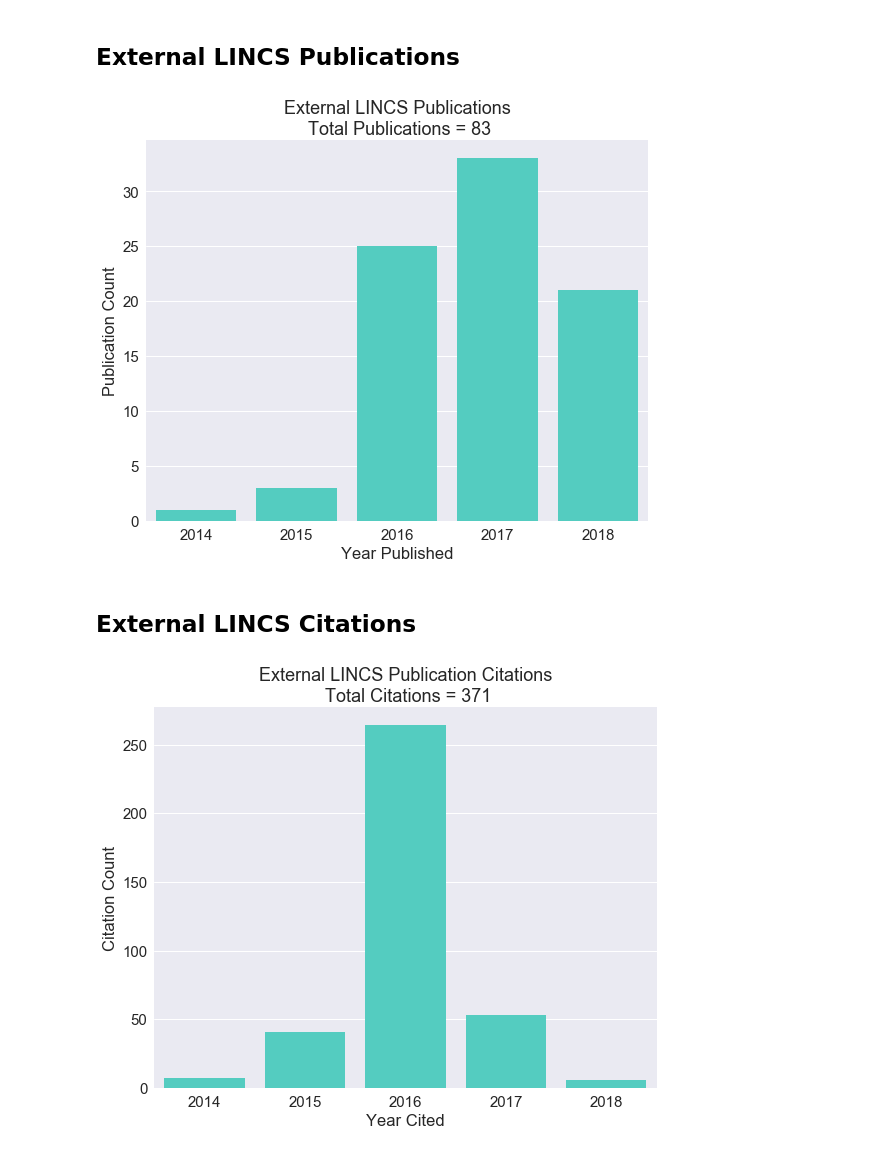
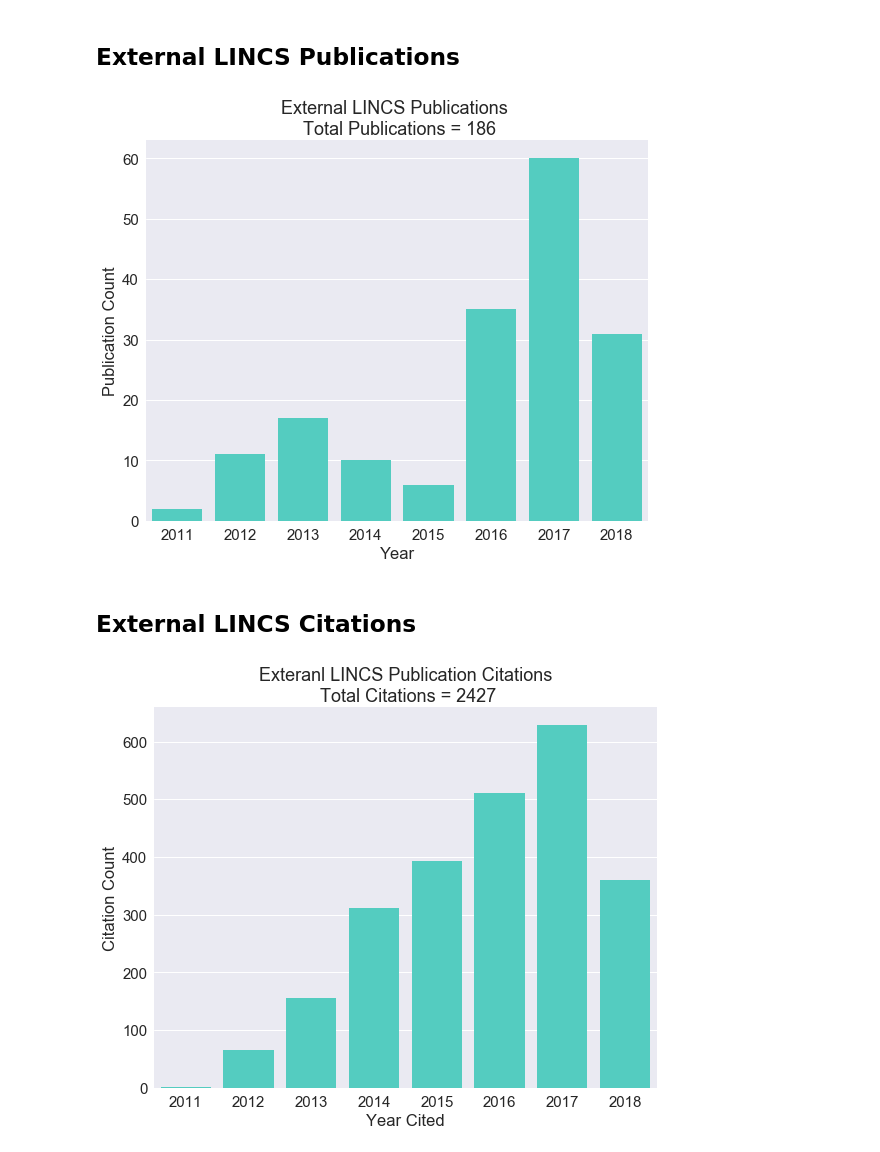
Before and after one commit to MaayanLab/LINCS-Publications-Report, a Jupyter notebook: LINCS_publications.ipynb, the cells around one changed output. Saved outputs shown, nothing was run; the diff lists cells and outputs as text; code cells hidden in the pictures.

Commit message:
Pubs extracted by searching grants w API are now included. Years are also searched by API

```diff
--- a/LINCS_publications.ipynb
+++ b/LINCS_publications.ipynb
@@ -147,0 +230,6 @@ pubs_extended['pm_id'] =pubs_extended['pm_id'].fillna(0).astype(int)
+# %%
+## Merge new PMCIS with main data
+import pickle
+converted_PMIDs_df = pickle.load( open( "converted_PMIDs.p", "rb" ) )
+pubs_extended = pubs_extended.merge(converted_PMIDs_df, on='pm_id',  how='outer')
+pubs_extended['PMCID'].head()
@@ -405,7 +529,7 @@ plt.ylabel('Publication Count');
 ### Aggregated Across Centers
 # %%
 plt.figure(figsize=(9,7)) # Default 8,6 #, dpi=100
-internal['year_published'] = internal['year_published'].astype(str)
+internal['YEAR'] = internal['YEAR'].astype(str)
 
 from collections import Counter
 centerCounter={}
@@ -425,11 +549,21 @@ centerCounter.rename(columns={'level_0':'year_cited','level_1':'LINCS Center',0:
 
 yearCounter_sum = centerCounter.groupby(['year_cited'])['count'].sum().reset_index()
 yearCounter_sum = yearCounter_sum[yearCounter_sum['year_cited']!=0]
+missingYears = set(range(2011,2018+1)) - set(yearCounter_sum['year_cited'])
+
 
 sn.barplot(data=yearCounter_sum, x='year_cited', y='count', color='steelblue')
 plt.title('Internal LINCS Publication Citations : All Centers\n Total Citations = '+\
           str( int(sum(yearCounter_sum['count'])) ))
 plt.xlabel('Year Cited')
+plt.ylabel('Citation Count')
+
+
+# Line plot
+plt.figure(figsize=(9,7)) # Default 8,6 #, dpi=100
+sn.pointplot(data=yearCounter_sum, x='year_cited', y='count', color='steelblue')
+plt.title('Internal LINCS Publication Citations : All Centers\n Total Citations = '+\
+          str( int(sum(yearCounter_sum['count'])) ))
+plt.xlabel('Year Cited')
 plt.ylabel('Citation Count');
-# plt.ylim(0,50);
 # %% [output]
@@ -453,30 +597,38 @@ plt.ylabel('Citation Count');
 ## External LINCS Publications
 # %%
 plt.figure(figsize=(9,7)) # Default 8,6 #, dpi=100
-
-years = external.dropna(subset=['year_published'])['year_published'].astype(int)
+years = external.dropna(subset=['YEAR'])['YEAR'].astype(int)
 years = years[years>1]
 sn.countplot( years, color='turquoise')
-plt.title('External LINCS Publications\n Total Publications = '+str(len(years)))
-plt.xlabel('Year Published')
+plt.title('External LINCS Publications \n Total Publications = '+
+          str(len( external )))
+plt.xlabel('Year')
 plt.ylabel('Publication Count');
 # plt.ylim(0,50);
 # %% [output]
-[figure, old version]
+[figure, new version]
 # %% [markdown]
 ## External LINCS Citations
 # %%
 plt.figure(figsize=(9,7)) # Default 8,6 #, dpi=100
-external['n_citations'] = external['n_citations'].fillna(0)
-external['year_published'] = external.loc[:,'year_published'].astype(int)
+external['YEAR'] = external['YEAR'].astype(str)
 
-grouped = external.groupby('year_published')['n_citations'].sum().reset_index()
+from collections import Counter
+yearCounter=Counter()
+for i,row in external.iterrows():
+    try:
+        yearCounter += Counter( row['citation_years'] )
+    except:
+        yearCounter += Counter()
 
-sn.barplot(data=grouped, x='year_published', y='n_citations',  color='turquoise')
-plt.title('External LINCS Publication Citations\n Total Citations = '+\
-          str( int(sum(external['n_citations'])) ))
+yearCounter = pd.DataFrame(pd.Series(yearCounter)).reset_index()
+yearCounter.rename(columns={'index':'year_cited',0:'count'}, inplace=True)
+yearCounter = yearCounter[yearCounter['year_cited']!=0]
+
+sn.barplot(data=yearCounter, x='year_cited', y='count', color='turquoise')
+plt.title('Exteranl LINCS Publication Citations\n Total Citations = '+\
+          str( int(sum(yearCounter['count'])) ))
 plt.xlabel('Year Cited')
 plt.ylabel('Citation Count');
-# plt.ylim(0,50);
 # %% [output]
-[figure, old version]
+[figure, new version]
```
Also changed, not shown: parts of 21 cells of this notebook, 10 other files.
